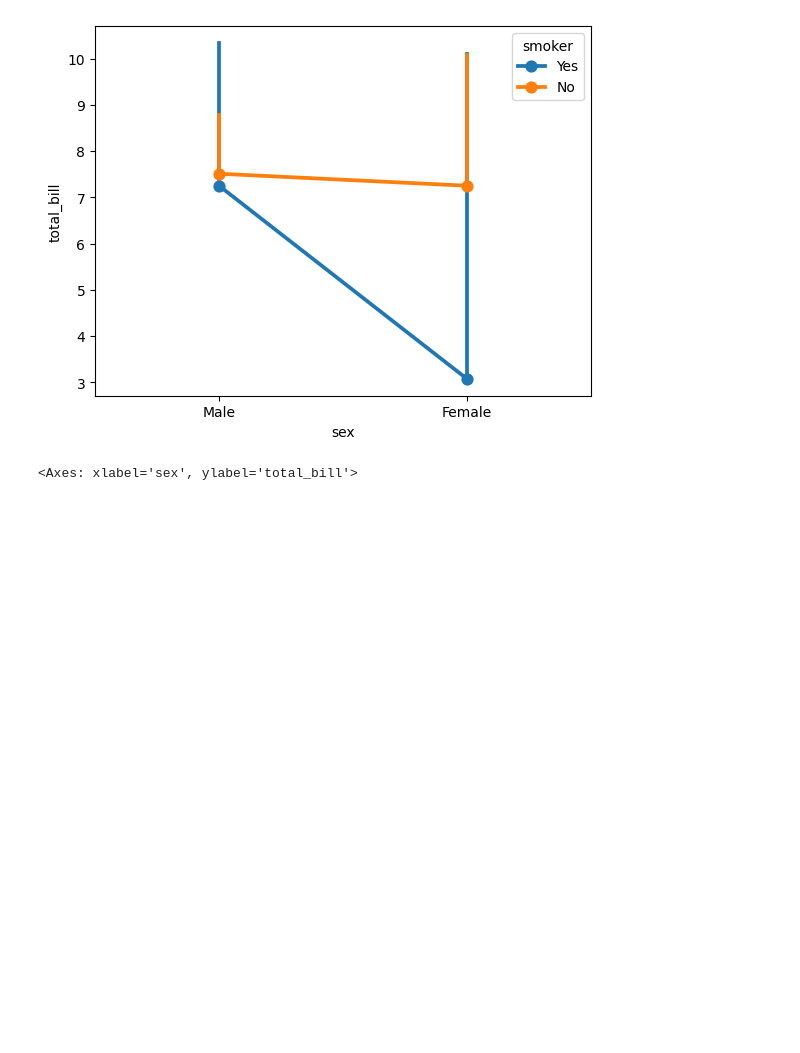
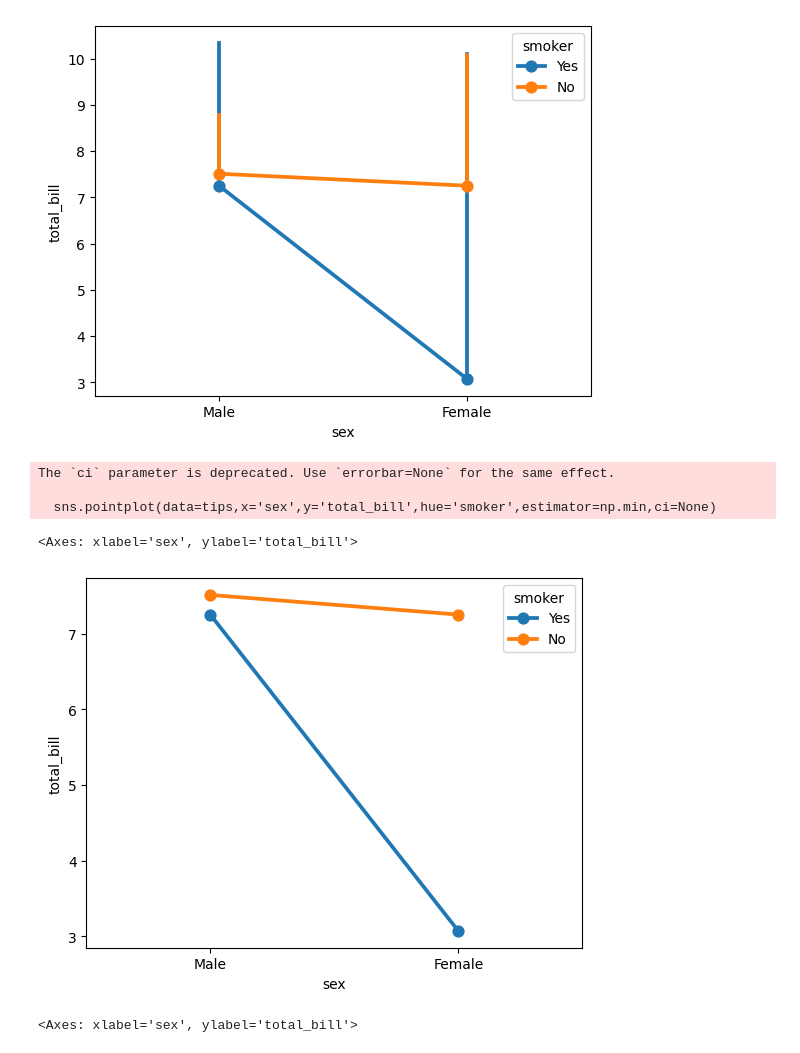
Before and after one commit to sseal2004/Machine-Learning-Full-Course, a Jupyter notebook: Python Library/Seaborn/04_CategoricalPlot.ipynb, the cells around one changed output. Saved outputs shown, nothing was run; the diff lists cells and outputs as text; code cells hidden in the pictures; blank space fills up the shorter version.

```diff
--- a/Python Library/Seaborn/04_CategoricalPlot.ipynb
+++ b/Python Library/Seaborn/04_CategoricalPlot.ipynb
@@ -176,6 +176,15 @@ sns.pointplot(data=tips,x='sex',y='total_bill',hue='smoker',estimator=np.min)#fi
 # %% [output]
 <Axes: xlabel='sex', ylabel='total_bill'>
 [figure]
+# %%
+#to remove error bar use ci=None
+sns.pointplot(data=tips,x='sex',y='total_bill',hue='smoker',estimator=np.min,ci=None)
+# %% [output]
+The `ci` parameter is deprecated. Use `errorbar=None` for the same effect.
+
+  sns.pointplot(data=tips,x='sex',y='total_bill',hue='smoker',estimator=np.min,ci=None)
+<Axes: xlabel='sex', ylabel='total_bill'>
+[figure, added]
 # %%
 #point plot
 sns.pointplot(data=tips,x='sex',y='total_bill')
```
Also changed, not shown: parts of 4 cells of this notebook.
